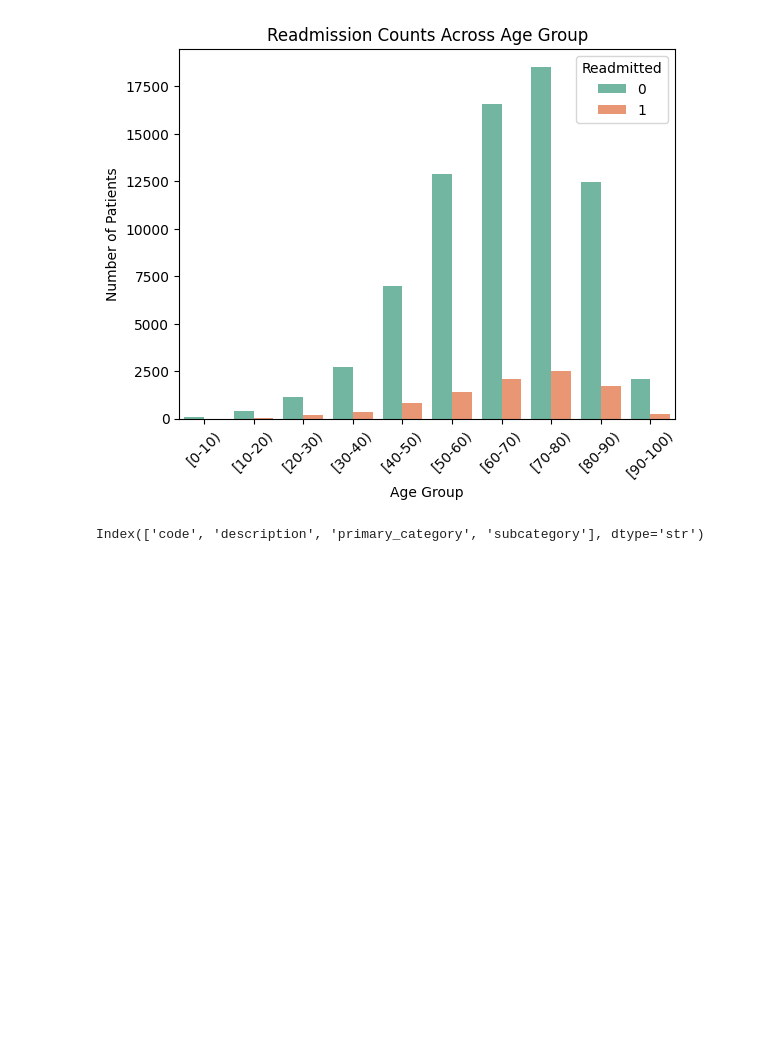
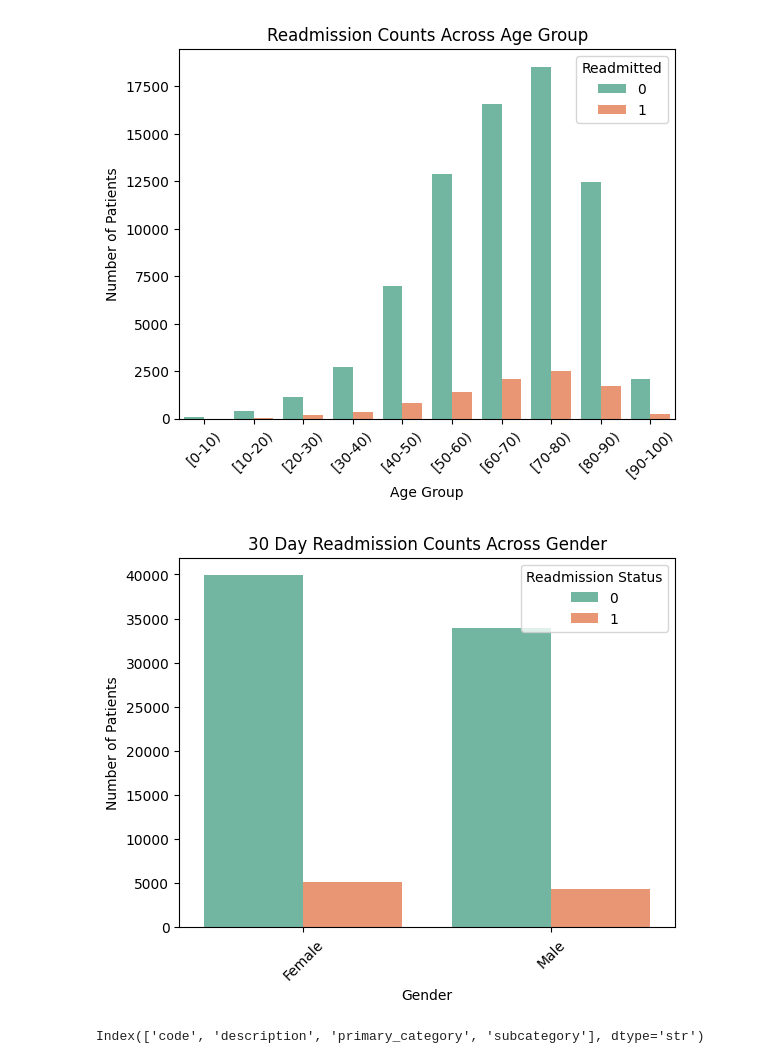
Before and after one commit to juhit101/Hospital-Readmission-Analytics, a Jupyter notebook: visualization.ipynb, the cells around one changed output. Cells and saved outputs as stored; diff of their text form; code cells hidden in the pictures; blank space fills up the shorter version.

```diff
--- a/visualization.ipynb
+++ b/visualization.ipynb
@@ -209,6 +238,31 @@ plt.legend(title='Readmitted', loc='upper right')
 plt.show()
 # %% [output]
 [figure]
+# %%
+# readmission across gender
+
+cursor.execute("SELECT gender, readmitted, COUNT(readmitted) as readmission FROM admissions GROUP BY gender, readmitted")
+results =  cursor.fetchall()
+
+# save results
+gender_readmission = []
+readmission_status = []
+gender_readmission_count = []
+for result in results:
+    gender_readmission.append(result[0])
+    readmission_status.append(result[1])
+    gender_readmission_count.append(result[2])
+
+# plot readmission across gender
+sns.barplot(x=gender_readmission, y=gender_readmission_count, hue=readmission_status, palette='Set2')
+plt.title('30 Day Readmission Counts Across Gender')
+plt.xlabel('Gender')
+plt.ylabel('Number of Patients')
+plt.xticks(rotation=45)
+plt.legend(title='Readmission Status', loc='upper right')
+plt.show()
+# %% [output]
+[figure, added]
 # %%
 # import icd code information
 icd_code_df = pd.read_csv("icd_code.csv", index_col=0)
```
Also changed, not shown: parts of 2 cells of this notebook, 1 other file.
